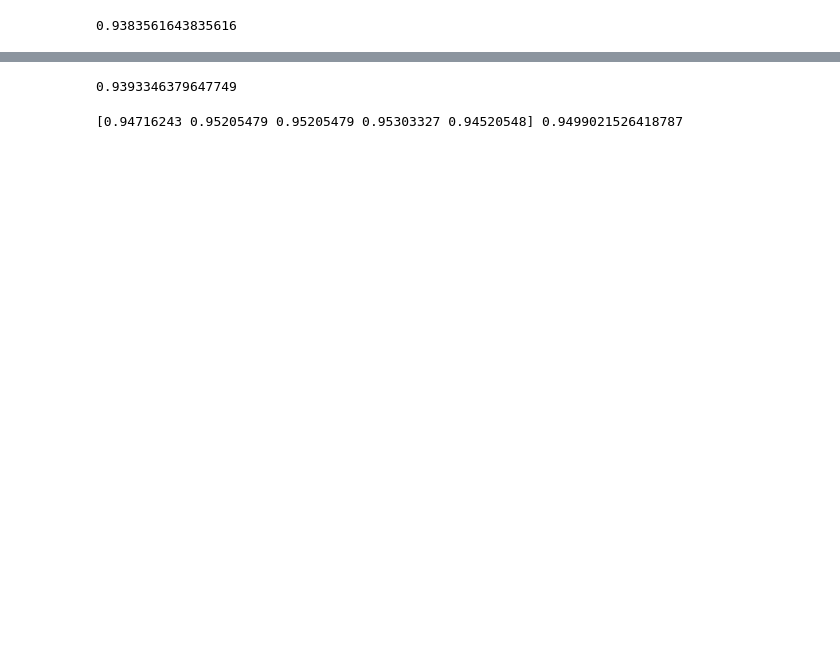
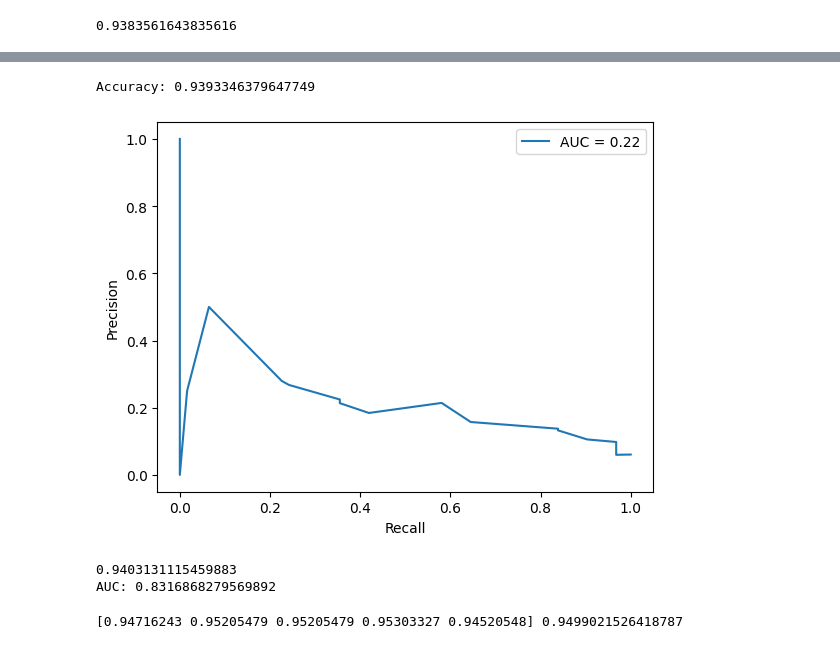
Before and after one commit to nick01as/AI-ML-starter-kit, a Jupyter notebook: ml.ipynb, the cells around one changed output, grey strips where cells are left out. Drawn from its saved outputs; the diff is of its cells as text; code cells hidden in the pictures; blank space fills up the shorter version.

```diff
--- a/ml.ipynb
+++ b/ml.ipynb
@@ -69,11 +102,36 @@ print(acc)
+# %%
+from sklearn.ensemble import RandomForestClassifier as RF
+
+rf = RF(n_estimators = 100, max_depth = 5, random_state = 0)
+rf.fit(X_train, y_train)
+accuracy = rf.score(X_test, y_test)
+print(f"Accuracy: {accuracy}")
+
+y_prob = dt.predict_proba(X_test)[:, 1]
+precision, recall, thresholds = precision_recall_curve(y_test, y_prob)
+roc_auc = auc(recall, precision)
+
+plt.plot(recall, precision, label=f'AUC = {roc_auc:.2f}')
+plt.xlabel('Recall')
+plt.ylabel('Precision')
+plt.legend()
+plt.show()
+# %% [output]
+Accuracy: 0.9393346379647749
+[figure, added]
 # %%
-mlp = MLPClassifier(hidden_layer_sizes = (64, 32), max_iter = 1000, random_state = 0)
+mlp = MLPClassifier(hidden_layer_sizes = (128, 64), max_iter = 1000, random_state = 0)
 mlp.fit(X_train, y_train)
 y_predicted = mlp.predict(X_test)
 acc = accuracy_score(y_predicted, y_test)
 print(acc)
+y_prob = mlp.predict_proba(X_test)[:, 1]
+fpr, tpr, thresholds = roc_curve(y_test, y_prob)
+roc_auc = roc_auc_score(y_test, y_prob)
+print(f"AUC: {roc_auc}")
 # %% [output]
-0.9393346379647749
+0.9403131115459883
+AUC: 0.8316868279569892
 # %%
 from sklearn.model_selection import KFold, cross_val_score
 
```
Also changed, not shown: parts of 5 cells of this notebook.
